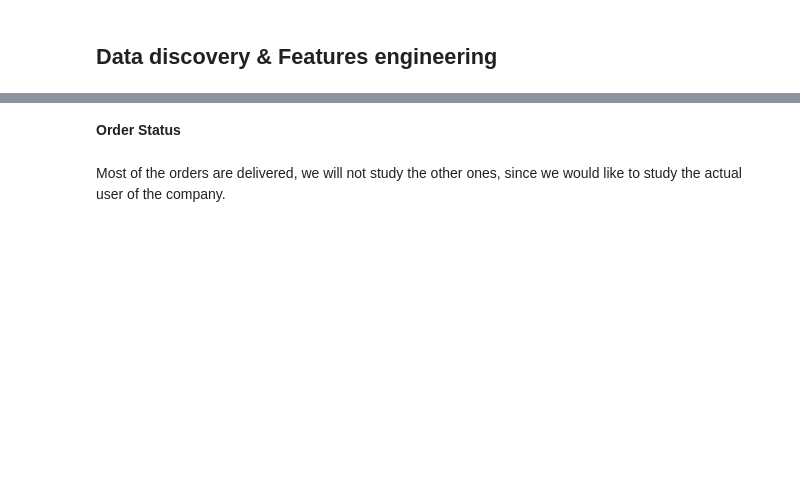
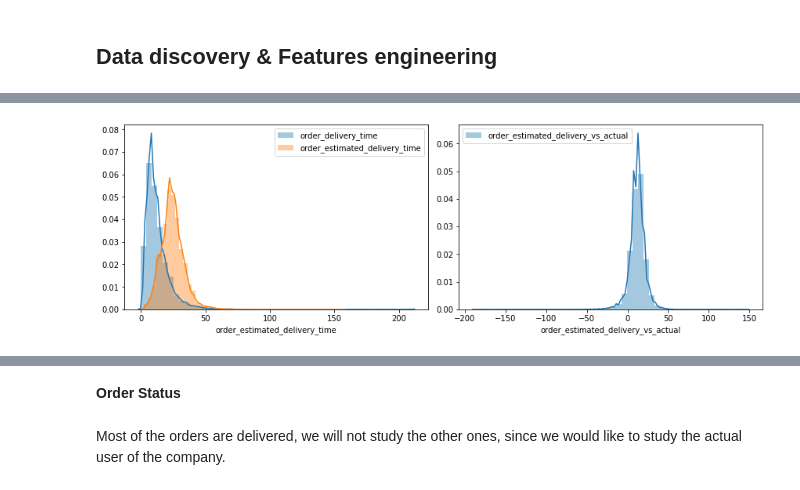
Before and after one commit to JulesLB/OpenClassroomsProject, a Jupyter notebook: Project5/Project5_Exploratory.ipynb, the cells around one changed output, grey strips where cells are left out. Drawn from its saved outputs; the diff is of its cells as text; code cells hidden in the pictures; blank space fills up the shorter version.

```diff
--- a/Project5/Project5_Exploratory.ipynb
+++ b/Project5/Project5_Exploratory.ipynb
@@ -131,0 +74,31 @@ When have information regarding the customer product, delivery, review and payem
+# %%
+# Transform into datetime
+df_order['order_delivered_customer_date'] = pd.to_datetime(df_order['order_delivered_customer_date'],format="%Y-%m-%d").apply(lambda x: x.date())
+df_order['order_purchase_timestamp'] = pd.to_datetime(df_order['order_purchase_timestamp'],format="%Y-%m-%d").apply(lambda x: x.date())
+df_order['order_estimated_delivery_date'] = pd.to_datetime(df_order['order_estimated_delivery_date'],format="%Y-%m-%d").apply(lambda x: x.date())
+
+#Days between the order and the actual delivery
+df_order['order_delivery_time'] = df_order['order_delivered_customer_date'] - df_order['order_purchase_timestamp']
+df_order['order_delivery_time'] = df_order['order_delivery_time'].apply(lambda x: x.days if x!=np.datetime64('NaT') else np.datetime64('NaT'))
+
+#Days between the estimated delivery and the order
+df_order['order_estimated_delivery_time'] = df_order['order_estimated_delivery_date'] - df_order['order_purchase_timestamp']
+df_order['order_estimated_delivery_time'] = df_order['order_estimated_delivery_time'].apply(lambda x: x.days if x!=np.datetime64('NaT') else np.datetime64('NaT'))
+
+#Difference between estimated delivery and actual delivery
+df_order['order_estimated_delivery_vs_actual'] = df_order['order_estimated_delivery_date'] - df_order['order_delivered_customer_date']
+df_order['order_estimated_delivery_vs_actual'] = df_order['order_estimated_delivery_vs_actual'].apply(lambda x: x.days if x!=np.datetime64('NaT') else np.datetime64('NaT'))
+# %%
+#Plotting delivery info
+fig = plt.figure(figsize=(12,4))
+ax1 = fig.add_subplot(121)
+ax2 = fig.add_subplot(122)
+
+sns.distplot(df_order['order_delivery_time'].dropna(),ax=ax1,label='order_delivery_time')
+sns.distplot(df_order['order_estimated_delivery_time'].dropna(),ax=ax1,label='order_estimated_delivery_time')
+sns.distplot(df_order['order_estimated_delivery_vs_actual'].dropna(),ax=ax2,label='order_estimated_delivery_vs_actual')
+ax1.legend()
+ax2.legend()
+fig.tight_layout(pad=1.0)
+# %% [output]
+[figure, added]
```
Also changed, not shown: parts of 180 cells of this notebook, 1 other file.
